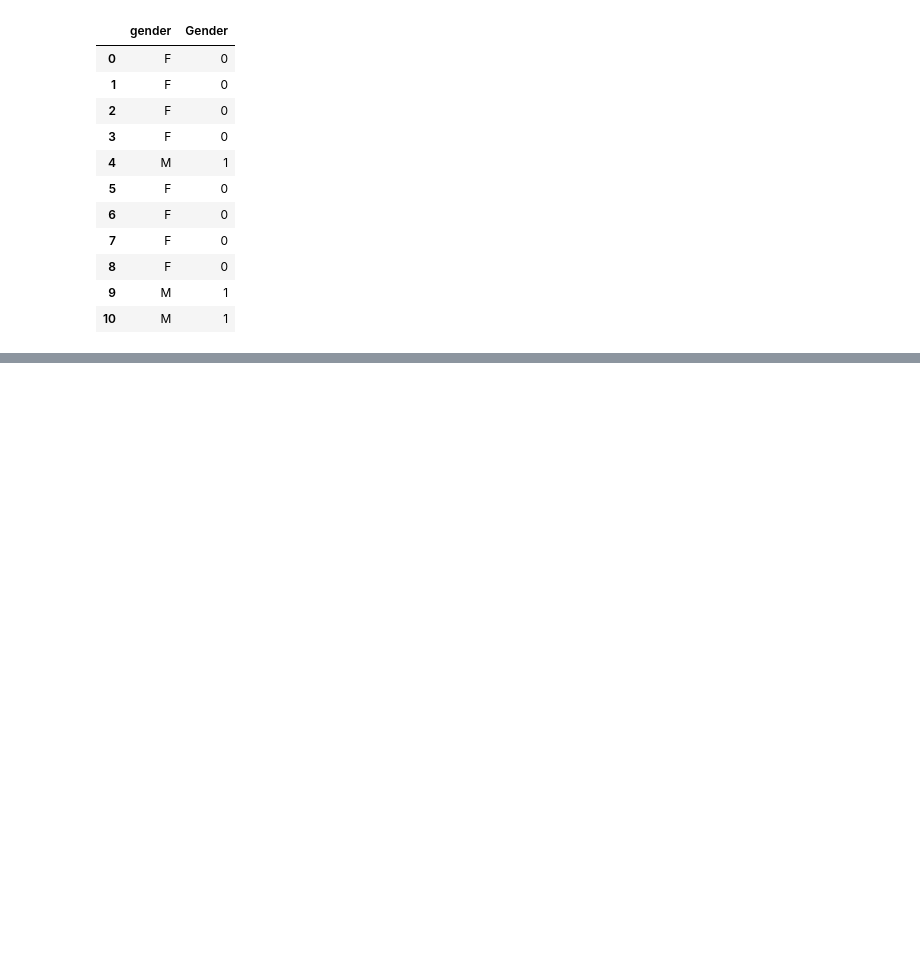
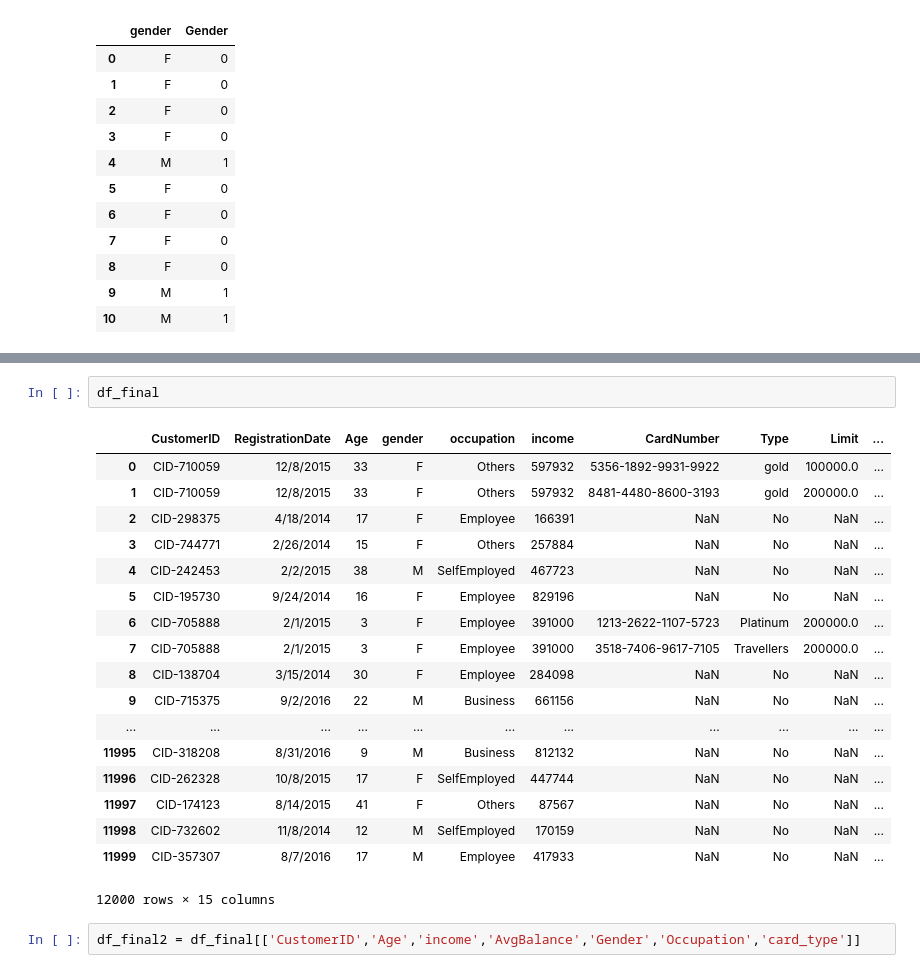
Before and after one commit to ritwizme/customer360, a Jupyter notebook: Untitled.ipynb, the cells around one changed output, grey strips where cells are left out. Saved outputs shown, nothing was run; the diff lists cells and outputs as text; blank space fills up the shorter version.

```diff
--- a/Untitled.ipynb
+++ b/Untitled.ipynb
@@ -108,0 +122,23 @@ df_final[["Oender", "occupation"]].head(11)
+# %%
+df_final
+# %% [output]
+|  | CustomerID | RegistrationDate | Age | gender | occupation | income | CardNumber | Type | Limit | ... |
+| 0 | CID-710059 | 12/8/2015 | 33 | F | Others | 597932 | 5356-1892-9931-9922 | gold | 100000.0 | ... |
+| 1 | CID-710059 | 12/8/2015 | 33 | F | Others | 597932 | 8481-4480-8600-3193 | gold | 200000.0 | ... |
+| 2 | CID-298375 | 4/18/2014 | 17 | F | Employee | 166391 | NaN | No | NaN | ... |
+| 3 | CID-744771 | 2/26/2014 | 15 | F | Others | 257884 | NaN | No | NaN | ... |
+| 4 | CID-242453 | 2/2/2015 | 38 | M | SelfEmployed | 467723 | NaN | No | NaN | ... |
+| 5 | CID-195730 | 9/24/2014 | 16 | F | Employee | 829196 | NaN | No | NaN | ... |
+| 6 | CID-705888 | 2/1/2015 | 3 | F | Employee | 391000 | 1213-2622-1107-5723 | Platinum | 200000.0 | ... |
+| 7 | CID-705888 | 2/1/2015 | 3 | F | Employee | 391000 | 3518-7406-9617-7105 | Travellers | 200000.0 | ... |
+| 8 | CID-138704 | 3/15/2014 | 30 | F | Employee | 284098 | NaN | No | NaN | ... |
+| 9 | CID-715375 | 9/2/2016 | 22 | M | Business | 661156 | NaN | No | NaN | ... |
+| ... | ... | ... | ... | ... | ... | ... | ... | ... | ... | ... |
+| 11995 | CID-318208 | 8/31/2016 | 9 | M | Business | 812132 | NaN | No | NaN | ... |
+| 11996 | CID-262328 | 10/8/2015 | 17 | F | SelfEmployed | 447744 | NaN | No | NaN | ... |
+| 11997 | CID-174123 | 8/14/2015 | 41 | F | Others | 87567 | NaN | No | NaN | ... |
+| 11998 | CID-732602 | 11/8/2014 | 12 | M | SelfEmployed | 170159 | NaN | No | NaN | ... |
+| 11999 | CID-357307 | 8/7/2016 | 17 | M | Employee | 417933 | NaN | No | NaN | ... |
+12000 rows × 15 columns
+# %%
+df_final2 = df_final[['CustomerID','Age','income','AvgBalance','Gender','Occupation','card_type']]
```
Also changed, not shown: parts of 7 cells of this notebook, 1 other file.
